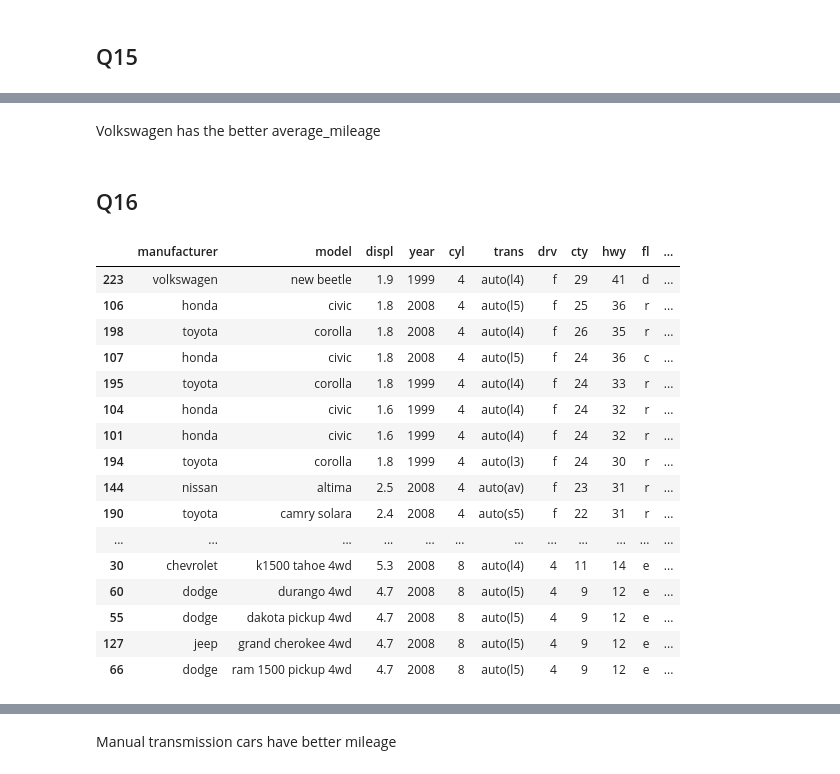
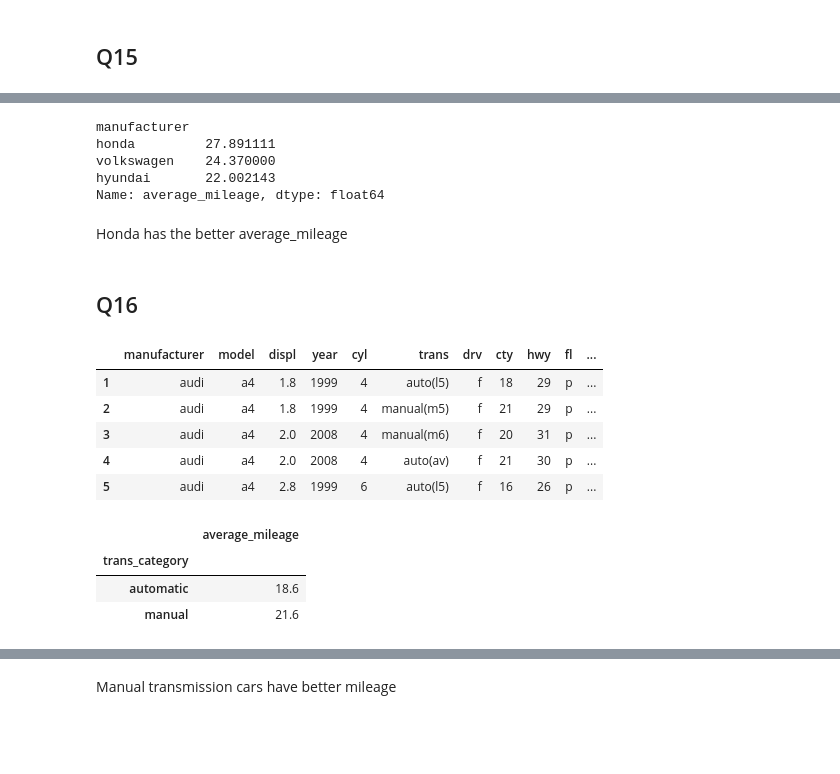
Before and after one commit to Michael-Austin-Mesa/numpy-pandas-visualization-exercises, a Jupyter notebook: advanced_dataframes.ipynb, the cells around one changed output, grey strips where cells are left out. Drawn from its saved outputs; the diff is of its cells as text; code cells hidden in the pictures; blank space fills up the shorter version.

```diff
--- a/advanced_dataframes.ipynb
+++ b/advanced_dataframes.ipynb
@@ -321,27 +329,35 @@ mpg.sort_values(by=['manufacturer','average_mileage'], ascending=False)
+# %%
+mpg.groupby('manufacturer').average_mileage.mean().nlargest(3)
+# %% [output]
+manufacturer
+honda         27.891111
+volkswagen    24.370000
+hyundai       22.002143
+Name: average_mileage, dtype: float64
 # %% [markdown]
-Volkswagen has the better average_mileage
+Honda has the better average_mileage
 # %% [markdown]
 ## Q16
 # %%
 #mpg.sort_values(by='is_automatic', ascending=False)
 # %%
-mpg[mpg['is_automatic']==True].sort_values(by='average_mileage', ascending=False)
+#mpg[mpg['is_automatic']==True].sort_values(by='average_mileage', ascending=False)
-# %% [output]
-|  | manufacturer | model | displ | year | cyl | trans | drv | cty | hwy | fl | ... |
-| 223 | volkswagen | new beetle | 1.9 | 1999 | 4 | auto(l4) | f | 29 | 41 | d | ... |
-| 106 | honda | civic | 1.8 | 2008 | 4 | auto(l5) | f | 25 | 36 | r | ... |
-| 198 | toyota | corolla | 1.8 | 2008 | 4 | auto(l4) | f | 26 | 35 | r | ... |
-| 107 | honda | civic | 1.8 | 2008 | 4 | auto(l5) | f | 24 | 36 | c | ... |
-| 195 | toyota | corolla | 1.8 | 1999 | 4 | auto(l4) | f | 24 | 33 | r | ... |
-| 104 | honda | civic | 1.6 | 1999 | 4 | auto(l4) | f | 24 | 32 | r | ... |
-| 101 | honda | civic | 1.6 | 1999 | 4 | auto(l4) | f | 24 | 32 | r | ... |
-| 194 | toyota | corolla | 1.8 | 1999 | 4 | auto(l3) | f | 24 | 30 | r | ... |
-| 144 | nissan | altima | 2.5 | 2008 | 4 | auto(av) | f | 23 | 31 | r | ... |
-| 190 | toyota | camry solara | 2.4 | 2008 | 4 | auto(s5) | f | 22 | 31 | r | ... |
-| ... | ... | ... | ... | ... | ... | ... | ... | ... | ... | ... | ... |
-| 30 | chevrolet | k1500 tahoe 4wd | 5.3 | 2008 | 8 | auto(l4) | 4 | 11 | 14 | e | ... |
-| 60 | dodge | durango 4wd | 4.7 | 2008 | 8 | auto(l5) | 4 | 9 | 12 | e | ... |
-| 55 | dodge | dakota pickup 4wd | 4.7 | 2008 | 8 | auto(l5) | 4 | 9 | 12 | e | ... |
-| 127 | jeep | grand cherokee 4wd | 4.7 | 2008 | 8 | auto(l5) | 4 | 9 | 12 | e | ... |
-| 66 | dodge | ram 1500 pickup 4wd | 4.7 | 2008 | 8 | auto(l5) | 4 | 9 | 12 | e | ... |
+# %%
+mpg['trans_category']=np.where(mpg.trans.str.contains('auto'),'automatic','manual')
+# %%
+mpg.head()
+# %% [output]
+|  | manufacturer | model | displ | year | cyl | trans | drv | cty | hwy | fl | ... |
+| 1 | audi | a4 | 1.8 | 1999 | 4 | auto(l5) | f | 18 | 29 | p | ... |
+| 2 | audi | a4 | 1.8 | 1999 | 4 | manual(m5) | f | 21 | 29 | p | ... |
+| 3 | audi | a4 | 2.0 | 2008 | 4 | manual(m6) | f | 20 | 31 | p | ... |
+| 4 | audi | a4 | 2.0 | 2008 | 4 | auto(av) | f | 21 | 30 | p | ... |
+| 5 | audi | a4 | 2.8 | 1999 | 6 | auto(l5) | f | 16 | 26 | p | ... |
+# %%
+mpg.groupby('trans_category')[['average_mileage']].mean().round(1)
+# %% [output]
+|  | average_mileage |
+| trans_category |  |
+| automatic | 18.6 |
+| manual | 21.6 |
 # %%
```
Also changed, not shown: parts of 14 cells of this notebook.
